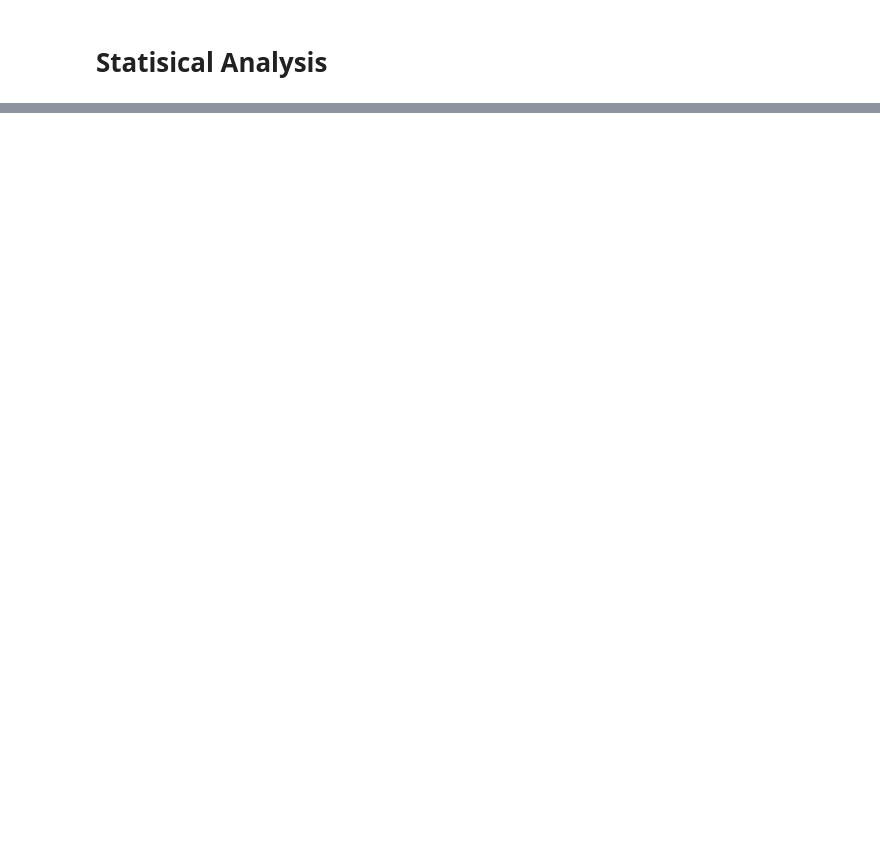
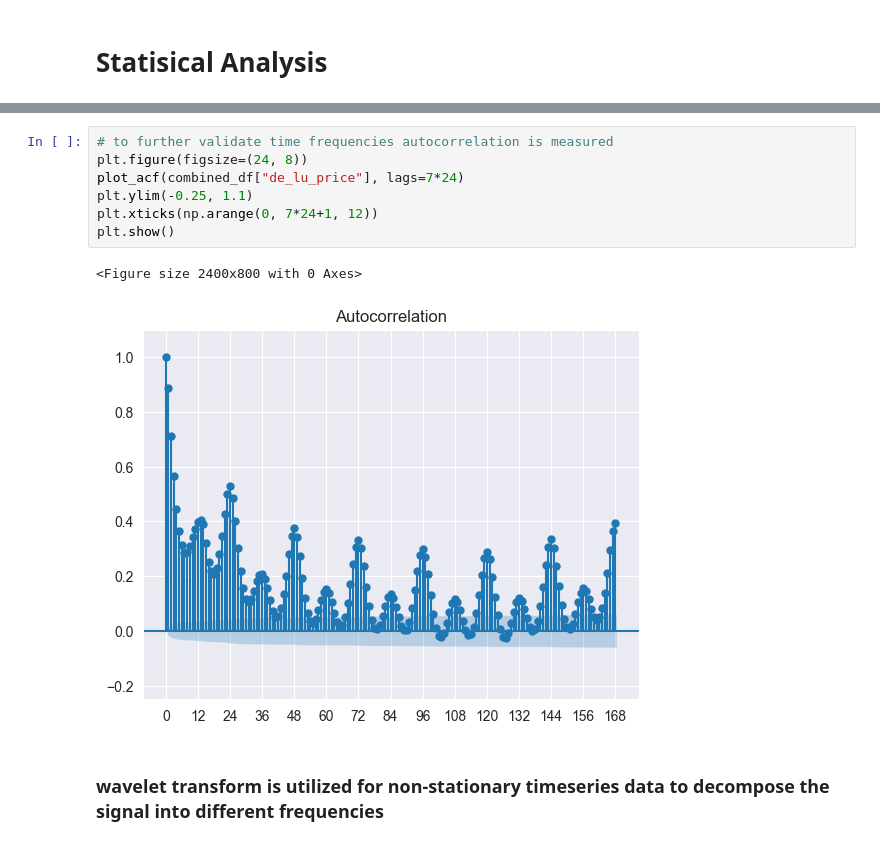
Before and after one commit to valentin-17/epf, a Jupyter notebook: notebooks/exploratory_analysis.ipynb, the cells around one changed output, grey strips where cells are left out. Saved outputs shown, nothing was run; the diff lists cells and outputs as text; blank space fills up the shorter version.

```diff
--- a/notebooks/exploratory_analysis.ipynb
+++ b/notebooks/exploratory_analysis.ipynb
@@ -113,0 +158,12 @@ plt.show()
+# %%
+# to further validate time frequencies autocorrelation is measured
+plt.figure(figsize=(24, 8))
+plot_acf(combined_df["de_lu_price"], lags=7*24)
+plt.ylim(-0.25, 1.1)
+plt.xticks(np.arange(0, 7*24+1, 12))
+plt.show()
+# %% [output]
+<Figure size 2400x800 with 0 Axes>
+[figure, added]
+# %% [markdown]
+### wavelet transform is utilized for non-stationary timeseries data to decompose the signal into different frequencies
```
Also changed, not shown: parts of 16 cells of this notebook, 8 other files.
